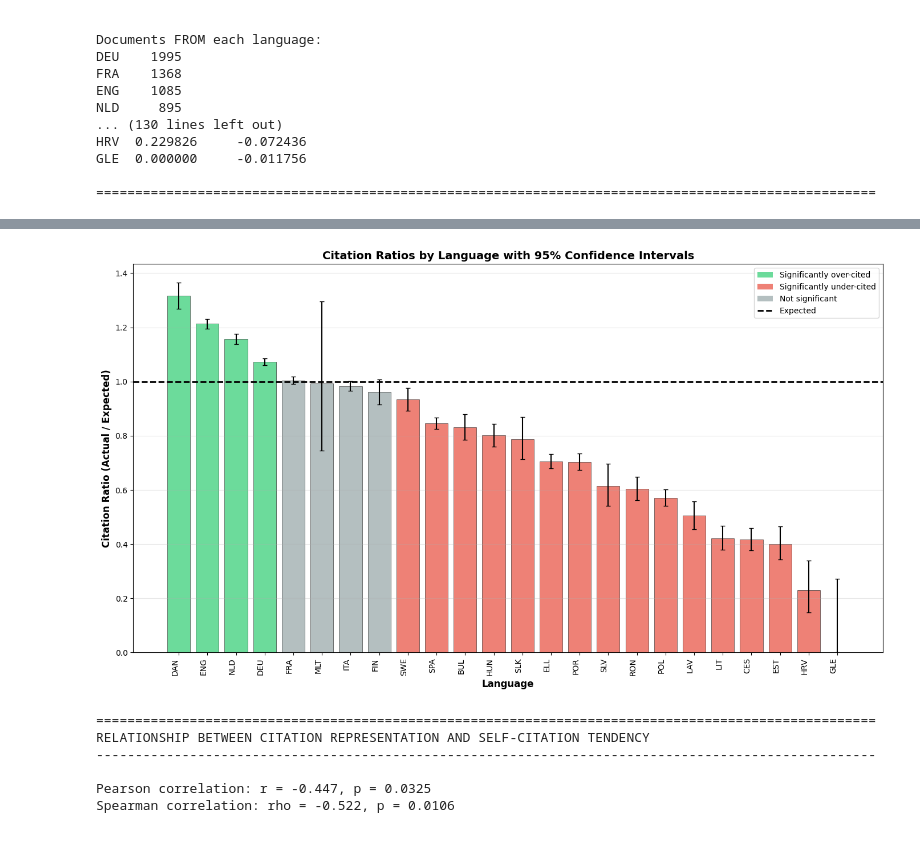
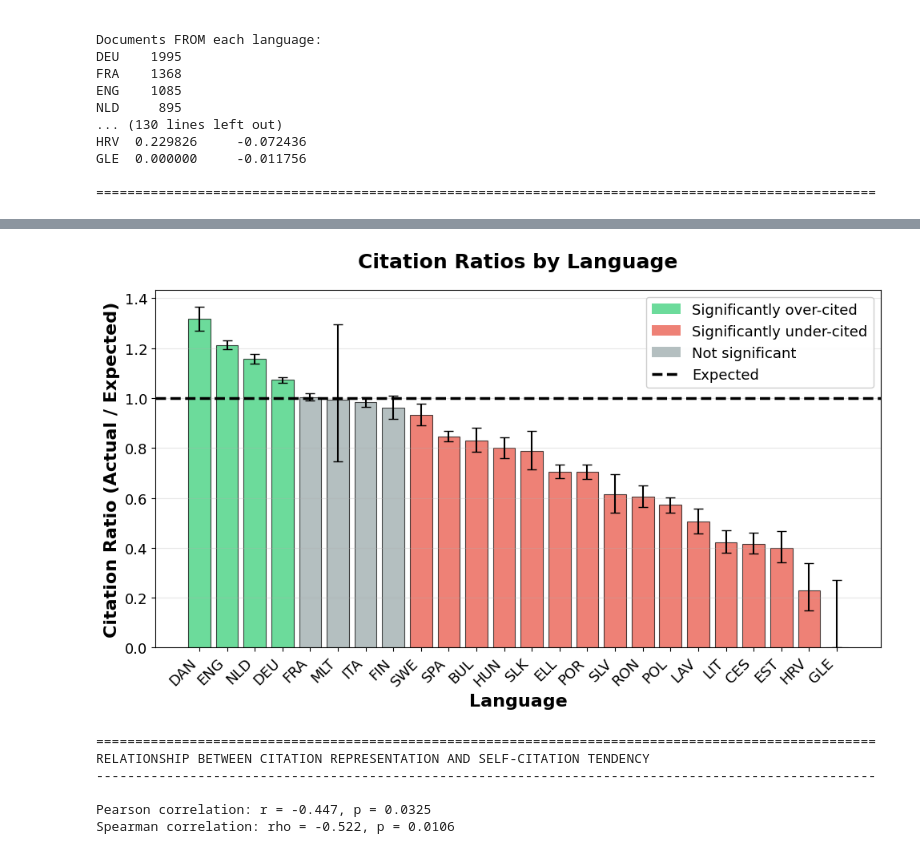
Before and after one commit to christianjensen2903/Master-Thesis, a Jupyter notebook: data_analysis/metadata_analysis.ipynb, the cells around one changed output, grey strips where cells are left out. Drawn from its saved outputs; the diff is of its cells as text; code cells hidden in the pictures.

```diff
--- a/data_analysis/metadata_analysis.ipynb
+++ b/data_analysis/metadata_analysis.ipynb
@@ -619,46 +627,54 @@ error_upper = comparison_df2_sorted["Ratio_CI_Upper"] - comparison_df2_sorted["R
 
 # Create color map: significant over (green), significant under (red), not significant (gray)
 colors = []
 for idx in comparison_df2_sorted.index:
     if comparison_df2_sorted.loc[idx, "Significant_High"]:
         colors.append('#2ecc71')  # green
     elif comparison_df2_sorted.loc[idx, "Significant_Low"]:
         colors.append('#e74c3c')  # red
     else:
         colors.append('#95a5a6')  # gray
 
-fig, ax = plt.subplots(figsize=(14, 8))
+fig, ax = plt.subplots(figsize=(10, 6))  # Increased figure size
 
 x_pos = np.arange(len(comparison_df2_sorted))
 bars = ax.bar(x_pos, comparison_df2_sorted["Ratio"],
                yerr=[error_lower, error_upper],
-               capsize=3, color=colors, alpha=0.7, edgecolor='black', linewidth=0.5)
+               capsize=4, color=colors, alpha=0.7, edgecolor='black', linewidth=0.8)
 
 # Add horizontal line at 1.0 (expected)
-ax.axhline(y=1.0, color='black', linestyle='--', linewidth=2, label='Expected (Ratio = 1.0)')
+ax.axhline(y=1.0, color='black', linestyle='--', linewidth=2.5, label='Expected (Ratio = 1.0)')
 
-ax.set_xlabel('Language', fontsize=12, fontweight='bold')
-ax.set_ylabel('Citation Ratio (Actual / Expected)', fontsize=12, fontweight='bold')
-ax.set_title('Citation Ratios by Language with 95% Confidence Intervals', fontsize=14, fontweight='bold')
+# Increased font sizes for all labels
+ax.set_xlabel('Language', fontsize=16, fontweight='bold')
+ax.set_ylabel('Citation Ratio (Actual / Expected)', fontsize=16, fontweight='bold')
+ax.set_title('Citation Ratios by Language',
+             fontsize=18, fontweight='bold', pad=20)
+
+# Improved x-axis labels - 45 degree rotation is more readable than 90
 ax.set_xticks(x_pos)
-ax.set_xticklabels(comparison_df2_sorted.index, rotation=90, ha='right')
-ax.grid(axis='y', alpha=0.3)
+ax.set_xticklabels(comparison_df2_sorted.index, rotation=45, ha='right', fontsize=13)
 
-# Add legend
+# Increase y-axis tick label size
+ax.tick_params(axis='y', labelsize=13)
+
+ax.grid(axis='y', alpha=0.3, linewidth=0.8)
+
+# Add legend with larger font
 from matplotlib.patches import Patch
 legend_elements = [
     Patch(facecolor='#2ecc71', alpha=0.7, label='Significantly over-cited'),
     Patch(facecolor='#e74c3c', alpha=0.7, label='Significantly under-cited'),
     Patch(facecolor='#95a5a6', alpha=0.7, label='Not significant'),
-    plt.Line2D([0], [0], color='black', linestyle='--', linewidth=2, label='Expected')
+    plt.Line2D([0], [0], color='black', linestyle='--', linewidth=2.5, label='Expected')
 ]
-ax.legend(handles=legend_elements, loc='upper right')
+ax.legend(handles=legend_elements, loc='upper right', fontsize=13, framealpha=0.95)
 
 plt.tight_layout()
-plt.savefig('citation_ratios_with_ci.png', dpi=300, bbox_inches='tight')
+plt.savefig('citation_ratios_with_ci.png', dpi=600, bbox_inches='tight')  # Higher DPI
 plt.show()
 # %% [output]
-[figure, old version]
+[figure, new version]
 # %%
 import matplotlib.pyplot as plt
 import numpy as np
```
Also changed, not shown: parts of 1 cell of this notebook.
